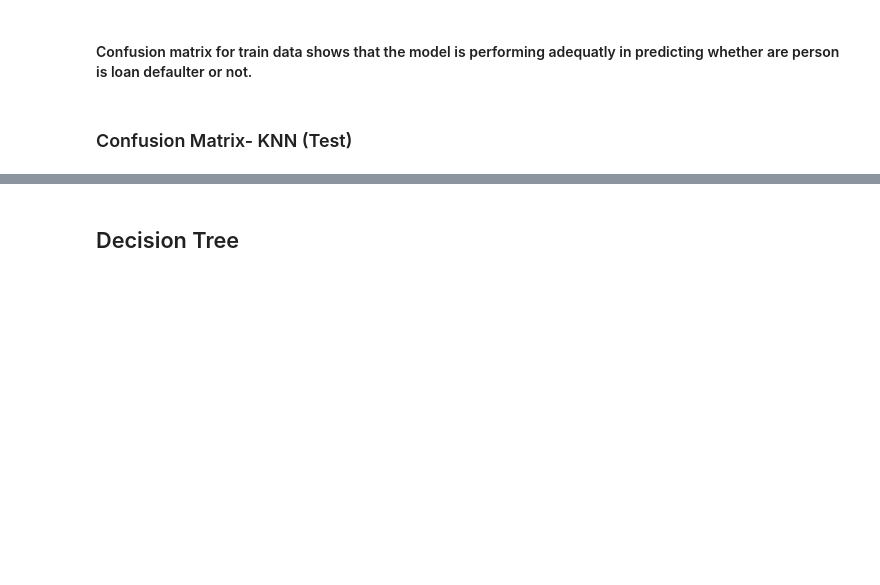
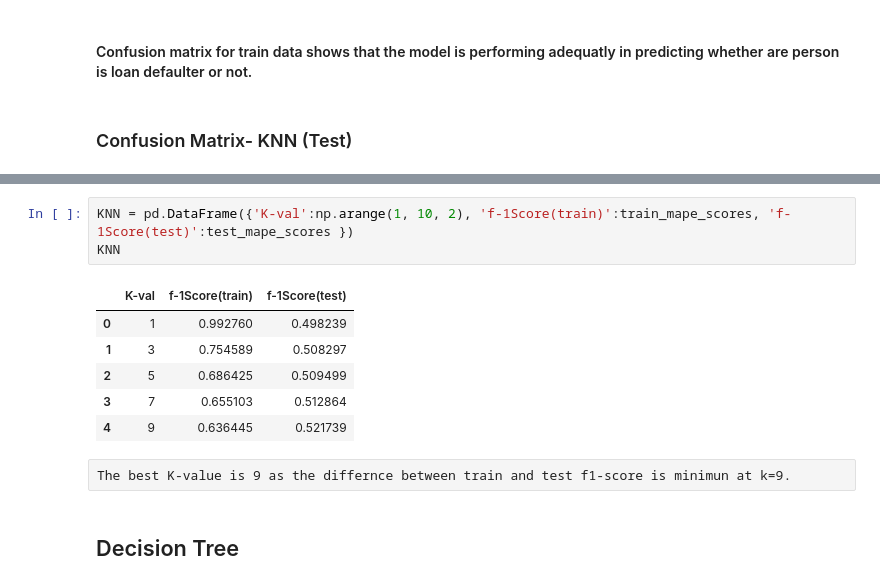
Before and after one commit to Devam2399/LoanDefaultAnalysis, a Jupyter notebook: Loan credit default Analysis.ipynb, the cells around one changed output, grey strips where cells are left out. Saved outputs shown, nothing was run; the diff lists cells and outputs as text; blank space fills up the shorter version.

```diff
--- a/Loan credit default Analysis.ipynb
+++ b/Loan credit default Analysis.ipynb
@@ -630,3 +586,15 @@ sns.heatmap(cf_matrix, annot=labels, fmt='', cmap='Blues')
+# %%
+KNN = pd.DataFrame({'K-val':np.arange(1, 10, 2), 'f-1Score(train)':train_mape_scores, 'f-1Score(test)':test_mape_scores })
+KNN
+# %% [output]
+|  | K-val | f-1Score(train) | f-1Score(test) |
+| 0 | 1 | 0.992760 | 0.498239 |
+| 1 | 3 | 0.754589 | 0.508297 |
+| 2 | 5 | 0.686425 | 0.509499 |
+| 3 | 7 | 0.655103 | 0.512864 |
+| 4 | 9 | 0.636445 | 0.521739 |
+# %% [raw]
+The best K-value is 9 as the differnce between train and test f1-score is minimun at k=9.
 # %% [markdown]
 ## Decision Tree
 # %%
```
Also changed, not shown: parts of 42 cells of this notebook.
